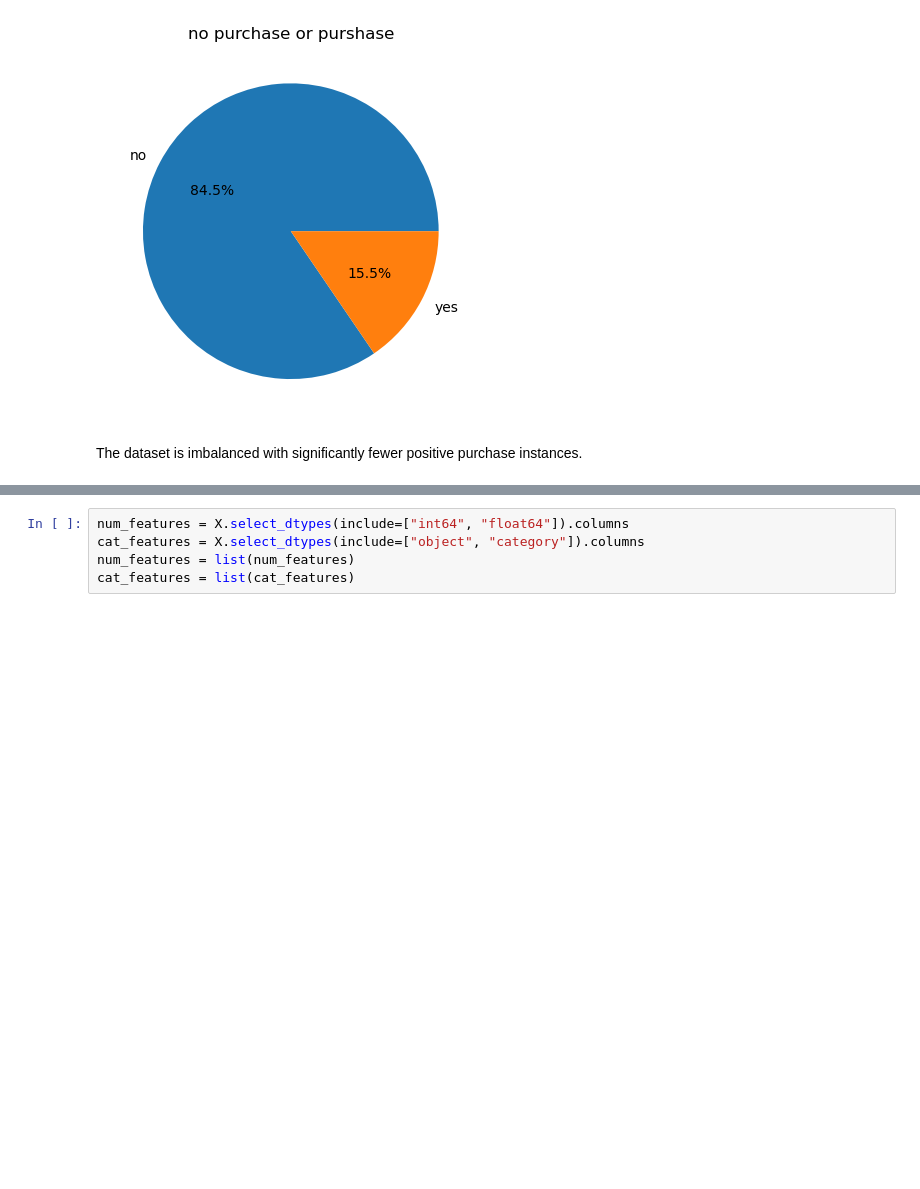
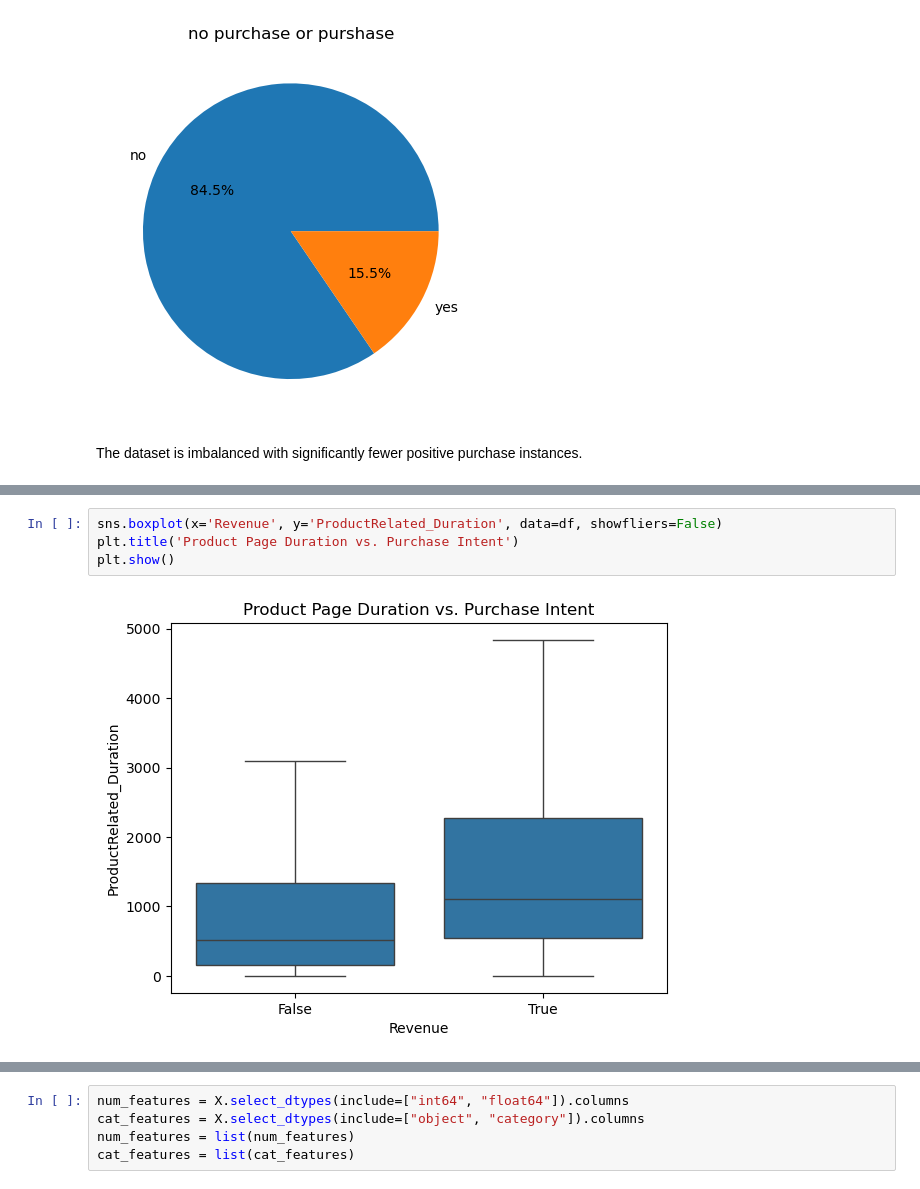
Before and after one commit to officialdishac/ShopSmart-Purchase-Prediction, a Jupyter notebook: shop_smart.ipynb, the cells around one changed output, grey strips where cells are left out. Saved outputs shown, nothing was run; the diff lists cells and outputs as text; blank space fills up the shorter version.

```diff
--- a/shop_smart.ipynb
+++ b/shop_smart.ipynb
@@ -69,0 +85,6 @@ The dataset is imbalanced with significantly fewer positive purchase instances.
+# %%
+sns.boxplot(x='Revenue', y='ProductRelated_Duration', data=df, showfliers=False)
+plt.title('Product Page Duration vs. Purchase Intent')
+plt.show()
+# %% [output]
+[figure, added]
```
Also changed, not shown: parts of 29 cells of this notebook.
